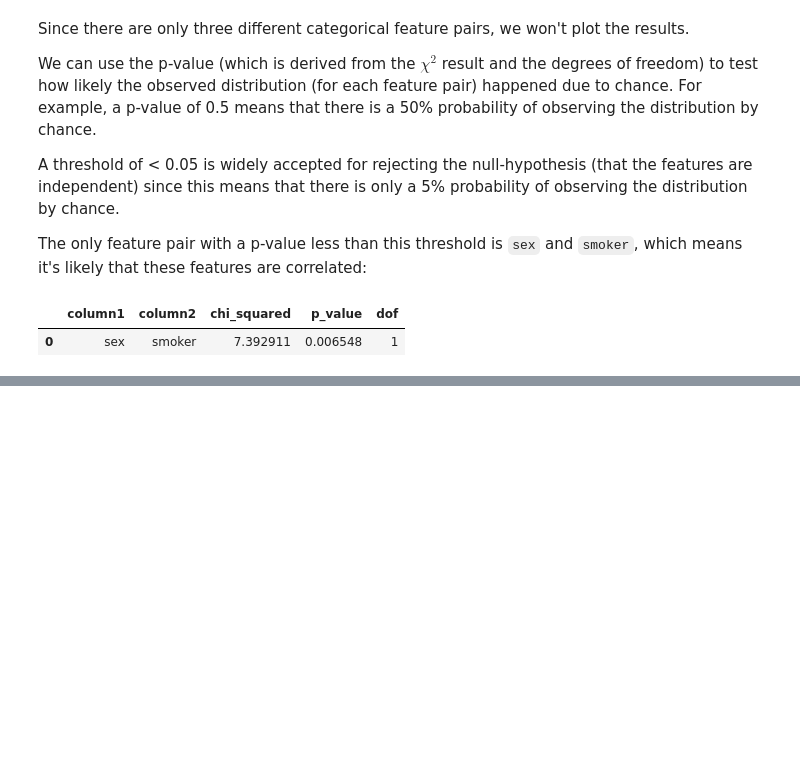
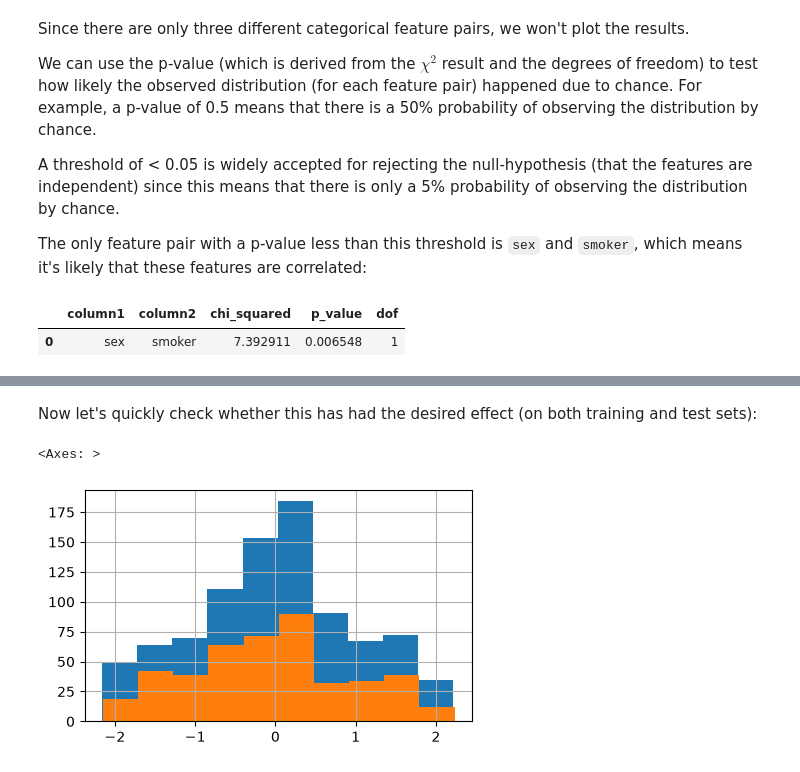
Before and after one commit to Saaeb/insurance_project, a Jupyter notebook: Insurance_Pricing_Forecast .ipynb, the cells around one changed output, grey strips where cells are left out. Cells and saved outputs as stored; diff of their text form; code cells hidden in the pictures; blank space fills up the shorter version.

Commit message:
feat: save target transformation and preprocessing

```diff
--- a/Insurance_Pricing_Forecast .ipynb
+++ b/Insurance_Pricing_Forecast .ipynb
@@ -520,0 +590,7 @@ X_chi2[X_chi2['p_value'] < 0.05]
+# %%
+X_train,X_test,y_train,y_test= train_test_split(
+    X,
+    y,
+    test_size=0.33,
+    random_state=42
+)
@@ -520,0 +656,12 @@ X_chi2[X_chi2['p_value'] < 0.05]
+# %%
+pt = PowerTransformer(method='yeo-johnson')
+y_train_t = pt.fit_transform(y_train.values.reshape(-1, 1))[:, 0]
+y_test_t = pt.transform(y_test.values.reshape(-1, 1))[:, 0]
+# %% [markdown]
+Now let's quickly check whether this has had the desired effect (on both training and test sets):
+# %%
+pd.Series(y_train_t).hist(figsize=(5,3))
+pd.Series(y_test_t).hist(figsize=(5,3))
+# %% [output]
+<Axes: >
+[figure, added]
```
Also changed, not shown: parts of 26 cells of this notebook.
